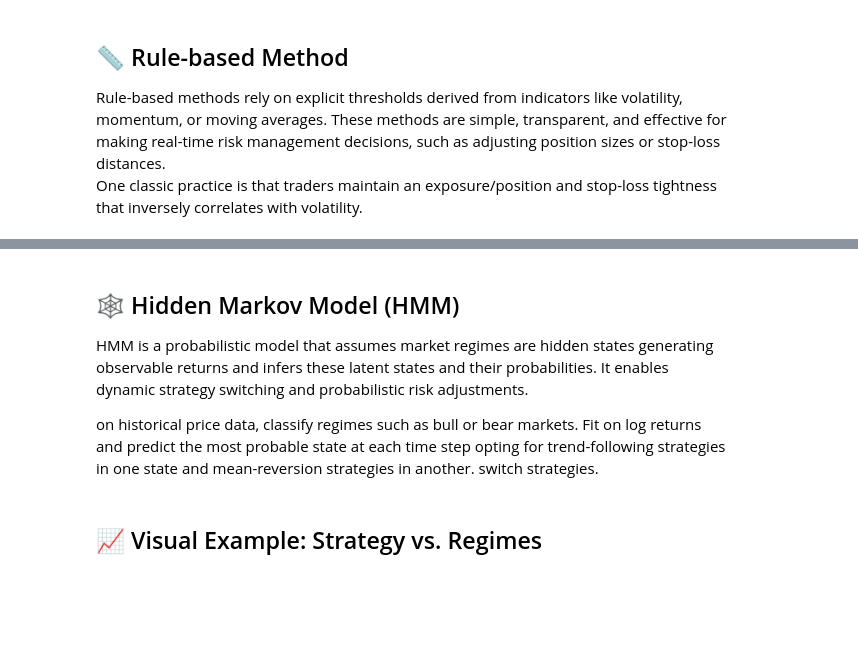
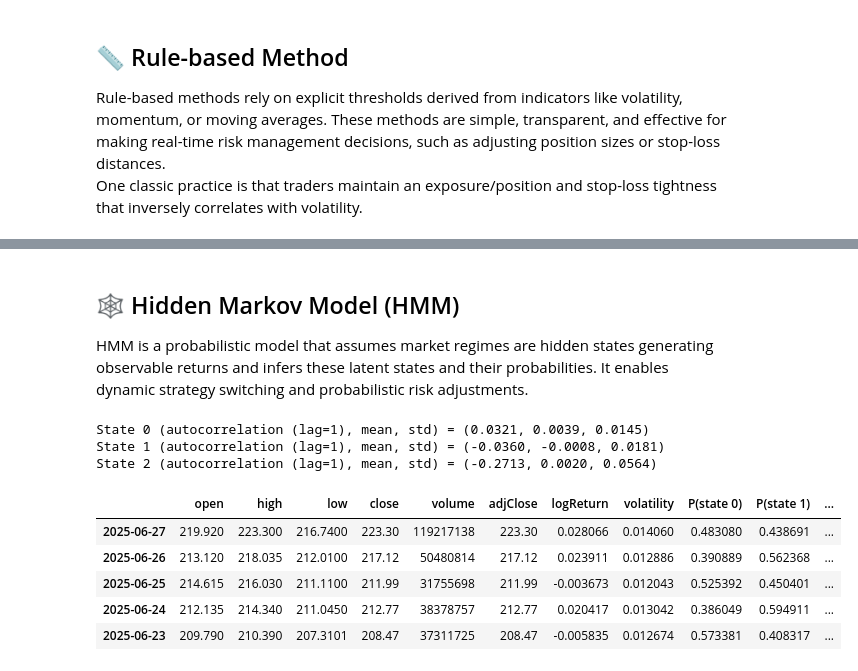
Before and after one commit to Lawrence2005/Finovax-Quantitative-Researcher-Internship-Summer-2025, a Jupyter notebook: Market-Regime-Detection-via-Markov-Model-Week2/explorations.ipynb, the cells around one changed output, grey strips where cells are left out. Drawn from its saved outputs; the diff is of its cells as text; code cells hidden in the pictures; blank space fills up the shorter version.

```diff
--- a/Market-Regime-Detection-via-Markov-Model-Week2/explorations.ipynb
+++ b/Market-Regime-Detection-via-Markov-Model-Week2/explorations.ipynb
@@ -105,10 +130,6 @@ sns.pairplot(cluster_means, hue='cluster')
 # %% [markdown]
 ## 🕸 Hidden Markov Model (HMM)
 HMM is a probabilistic model that assumes market regimes are hidden states generating observable returns and infers these latent states and their probabilities. It enables dynamic strategy switching and probabilistic risk adjustments.
-
-on historical price data, classify regimes such as bull or bear markets.
-Fit on log returns and predict the most probable state at each time step opting for trend-following strategies in one state and mean-reversion strategies in another.
-switch strategies.
 # %%
 # Import and Setup
 from hmmlearn.hmm import GaussianHMM
@@ -130,3 +167,58 @@ data['HMM_Position_Size'] = np.where(data['HMM_Prob_State0'] > 0.8, 1.0, 0.5)
-# %% [markdown]
-## 📈 Visual Example: Strategy vs. Regimes
+# %%
+# Function to calculate autocorrelation
+def autocorr_by_state(data, state, lag=1):
+    # Select returns for the given state
+    returns_state = data.loc[data['state'] == state, 'logReturn']
+
+    # Drop NaNs just in case
+    returns_state = returns_state.dropna()
+
+    # Calculate lagged returns
+    returns_lagged = returns_state.shift(lag).dropna()
+    returns_state = returns_state.loc[returns_lagged.index]
+
+    # Calculate autocorrelation at specified lag
+    autocorr = returns_state.corr(returns_lagged)
+    return autocorr
+
+# Calculate autocorrelation for each state
+for s in range(3):
+    ac = autocorr_by_state(data, s, lag=1)
+    state_returns = data.loc[data['state'] == s, 'logReturn']
+    print(f"State {s} (autocorrelation (lag=1), mean, std) = ({ac:.4f}, {state_returns.mean():.4f}, {state_returns.std():.4f})")
+# %% [output]
+State 0 (autocorrelation (lag=1), mean, std) = (0.0321, 0.0039, 0.0145)
+State 1 (autocorrelation (lag=1), mean, std) = (-0.0360, -0.0008, 0.0181)
+State 2 (autocorrelation (lag=1), mean, std) = (-0.2713, 0.0020, 0.0564)
+# %%
+# Map strategies to each state
+state_map = {
+    0: 'Trend',
+    1: 'Neutral',
+    2: 'Reversion'
+}
+data['state'] = data['state'].map(state_map)
+
+# Map strategy per state
+strategy_map = {'Trend': "Momentum", 'Reversion': "Volatility Breakout", 'Neutral': "Mean Reversion"}
+data['strategy'] = data['state'].map(strategy_map)
+
+# Position sizing as a % of normal size: more aggressive in Trend, more conservative in Neutral
+data['posSize (%)'] = data['state'].map({
+    "Trend": 1.0,
+    "Reversion": 0.7,
+    "Neutral": 0.5
+})
+
+# Sort data in descending order of date
+data = data.sort_index(ascending = False)
+
+data.head()
+# %% [output]
+|  | open | high | low | close | volume | adjClose | logReturn | volatility | P(state 0) | P(state 1) | ... |
+| 2025-06-27 | 219.920 | 223.300 | 216.7400 | 223.30 | 119217138 | 223.30 | 0.028066 | 0.014060 | 0.483080 | 0.438691 | ... |
+| 2025-06-26 | 213.120 | 218.035 | 212.0100 | 217.12 | 50480814 | 217.12 | 0.023911 | 0.012886 | 0.390889 | 0.562368 | ... |
+| 2025-06-25 | 214.615 | 216.030 | 211.1100 | 211.99 | 31755698 | 211.99 | -0.003673 | 0.012043 | 0.525392 | 0.450401 | ... |
+| 2025-06-24 | 212.135 | 214.340 | 211.0450 | 212.77 | 38378757 | 212.77 | 0.020417 | 0.013042 | 0.386049 | 0.594911 | ... |
+| 2025-06-23 | 209.790 | 210.390 | 207.3101 | 208.47 | 37311725 | 208.47 | -0.005835 | 0.012674 | 0.573381 | 0.408317 | ... |
 # %%
```
Also changed, not shown: parts of 11 cells of this notebook.
